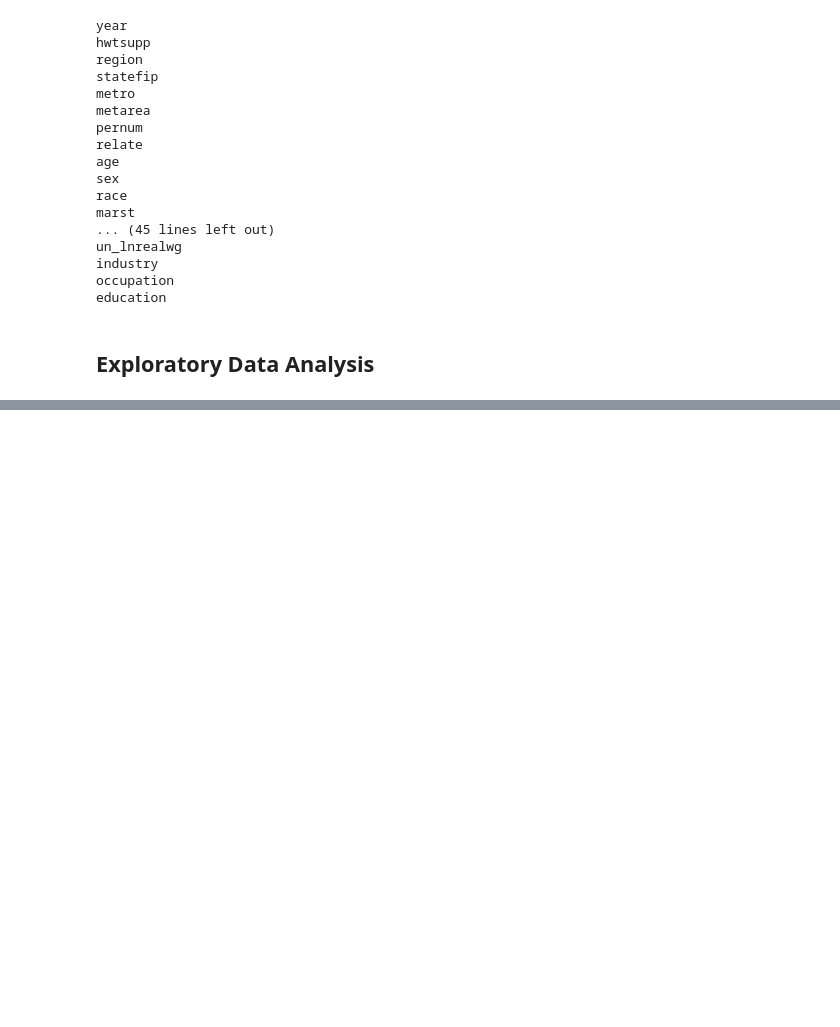
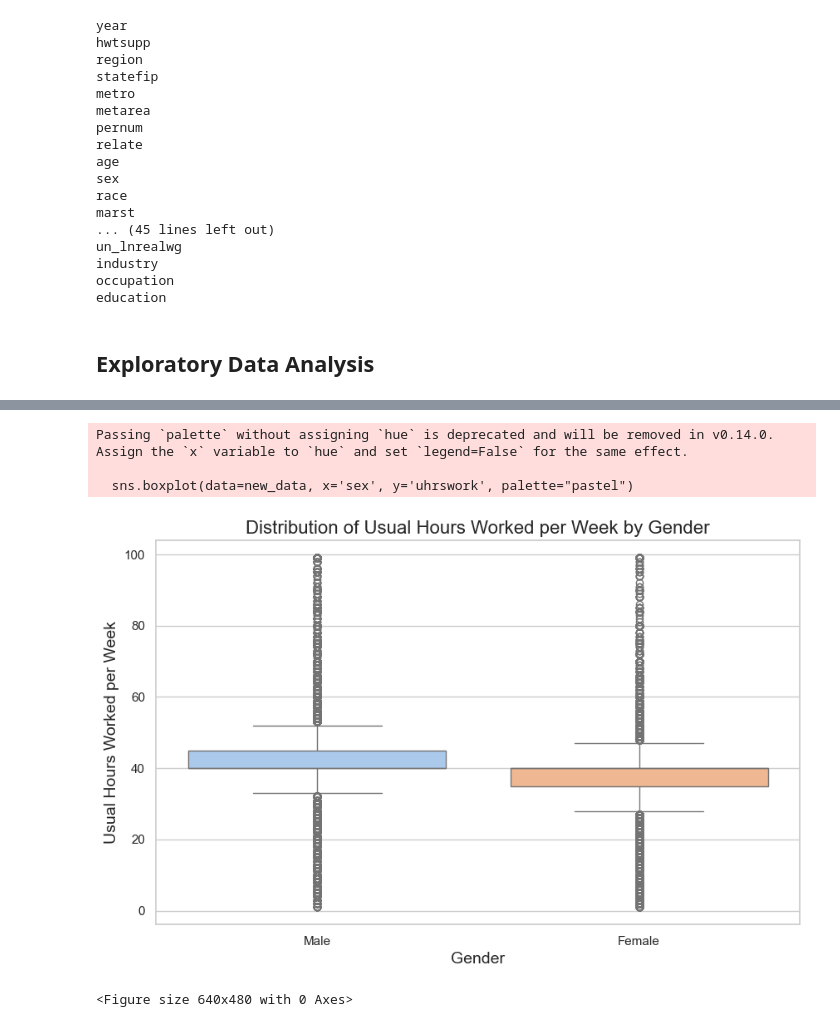
Before and after one commit to dhyutin/msai339-data-science-project, a Jupyter notebook: data_preprocessing.ipynb, the cells around one changed output, grey strips where cells are left out. Saved outputs shown, nothing was run; the diff lists cells and outputs as text; code cells hidden in the pictures; blank space fills up the shorter version.

```diff
--- a/data_preprocessing.ipynb
+++ b/data_preprocessing.ipynb
@@ -479 +589,37 @@ Unique values in 'sex' column: [1 2]
 <Figure size 640x480 with 0 Axes>
+# %%
+import pandas as pd
+import seaborn as sns
+import matplotlib.pyplot as plt
+
+# Assuming 'sex' represents gender and 'uhrswork' represents usual hours worked per week
+# 1 = Male, 2 = Female
+
+# Map 'sex' column to 'Male' and 'Female' labels
+new_data['sex'] = new_data['sex'].map({1: 'Male', 2: 'Female'})
+
+# Set plot style
+sns.set(style="whitegrid")
+
+# Set the figure size
+plt.figure(figsize=(10, 6))
+
+# Create a box plot for usual hours worked per week by gender
+sns.boxplot(data=new_data, x='sex', y='uhrswork', palette="pastel")
+
+# Add title and labels
+plt.title('Distribution of Usual Hours Worked per Week by Gender', fontsize=16)
+plt.xlabel('Gender', fontsize=14)
+plt.ylabel('Usual Hours Worked per Week', fontsize=14)
+
+# Show the plot
+plt.show()
+
+# Optional: Save the plot as an image file
+plt.savefig('hours_worked_by_gender.png', bbox_inches='tight')
+# %% [output]
+Passing `palette` without assigning `hue` is deprecated and will be removed in v0.14.0. Assign the `x` variable to `hue` and set `legend=False` for the same effect.
+
+  sns.boxplot(data=new_data, x='sex', y='uhrswork', palette="pastel")
+[figure, added]
+<Figure size 640x480 with 0 Axes>
```
Also changed, not shown: parts of 15 cells of this notebook.
